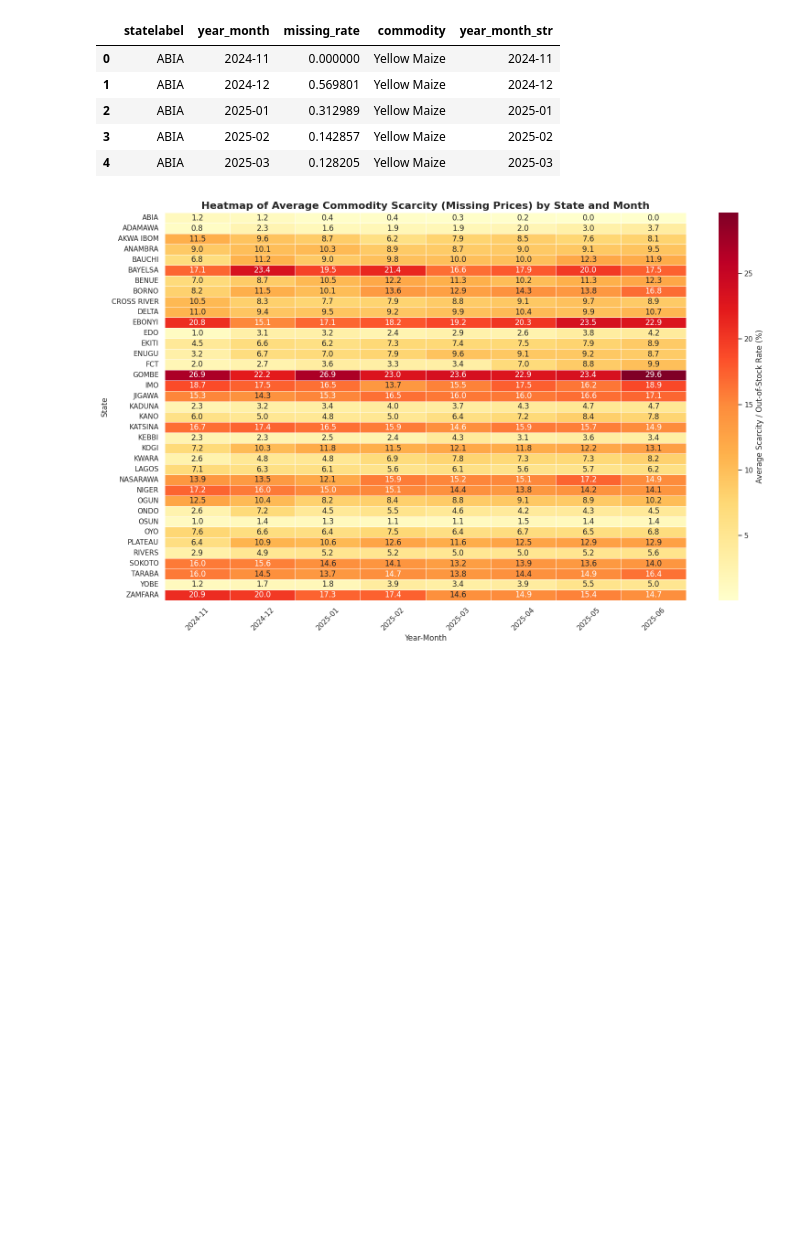
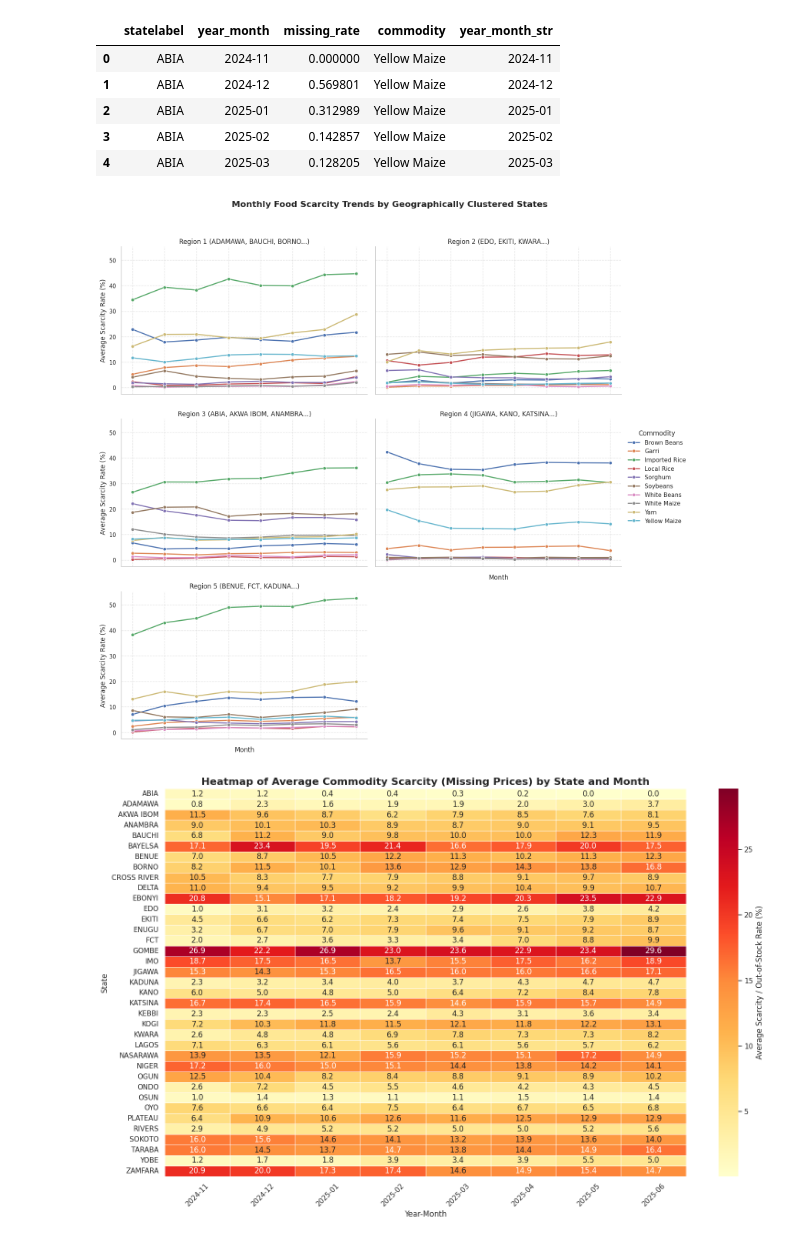
Before and after one commit to starsyntaxx/MarketIQ, a Jupyter notebook: notebooks/02_exploratory_analysis.ipynb, the cells around one changed output. Drawn from its saved outputs; the diff is of its cells as text; code cells hidden in the pictures; blank space fills up the shorter version.

```diff
--- a/notebooks/02_exploratory_analysis.ipynb
+++ b/notebooks/02_exploratory_analysis.ipynb
@@ -365,6 +341,78 @@ display(scarcity_df.head())
 | 2 | ABIA | 2025-01 | 0.312989 | Yellow Maize | 2025-01 |
 | 3 | ABIA | 2025-02 | 0.142857 | Yellow Maize | 2025-02 |
 | 4 | ABIA | 2025-03 | 0.128205 | Yellow Maize | 2025-03 |
+# %%
+import pandas as pd
+import numpy as np
+import matplotlib.pyplot as plt
+import seaborn as sns
+from sklearn.cluster import KMeans
+
+# Standardize state labels to uppercase to ensure correct matching
+df_1['statelabel_upper'] = df_1['statelabel'].astype(str).str.strip().str.upper()
+scarcity_df['statelabel_upper'] = scarcity_df['statelabel'].astype(str).str.strip().str.upper()
+
+# 1. Determine average coordinates for each state using df_1
+state_coords = df_1.groupby('statelabel_upper')[['gps_latitu', 'gps_longit']].mean().dropna().reset_index()
+
+# Group states into 5 geographic zones using K-Means on their coordinates
+kmeans = KMeans(n_clusters=5, random_state=42, n_init=10)
+state_coords['geo_cluster'] = kmeans.fit_predict(state_coords[['gps_latitu', 'gps_longit']])
+
+# Let's give descriptive names to these clusters based on member states
+cluster_names = {}
+for cluster_id in range(5):
+    states_in_cluster = state_coords[state_coords['geo_cluster'] == cluster_id]['statelabel_upper'].tolist()
+    representative_states = ", ".join(states_in_cluster[:3])
+    cluster_names[cluster_id] = f"Region {cluster_id + 1} ({representative_states}...)"
+
+state_coords['region_name'] = state_coords['geo_cluster'].map(cluster_names)
+
+# 2. Merge region mapping back to our scarcity data
+scarcity_geo = pd.merge(
+    scarcity_df,
+    state_coords[['statelabel_upper', 'region_name']],
+    on='statelabel_upper',
+    how='inner'
+)
+
+# 3. Calculate mean scarcity rate (missing_rate) grouped by Region, Month, and Commodity
+regional_scarcity = scarcity_geo.groupby(
+    ['region_name', 'year_month_str', 'commodity']
+)['missing_rate'].mean().reset_index()
+
+# 4. Plot the results
+g = sns.FacetGrid(
+    regional_scarcity,
+    col='region_name',
+    hue='commodity',
+    col_wrap=2,
+    height=5,
+    aspect=1.4,
+    sharey=True
+)
+
+g.map_dataframe(
+    sns.lineplot,
+    x='year_month_str',
+    y='missing_rate',
+    marker='o',
+    linewidth=2
+)
+
+g.set_axis_labels("Month", "Average Scarcity Rate (%)")
+g.set_titles("{col_name}")
+
+for ax in g.axes.flat:
+    ax.set_xticklabels(ax.get_xticklabels(), rotation=45, ha='right')
+    ax.grid(True, linestyle='--', alpha=0.5)
+
+g.add_legend(title="Commodity")
+plt.subplots_adjust(top=0.9)
+g.fig.suptitle("Monthly Food Scarcity Trends by Geographically Clustered States", fontsize=16, fontweight='bold')
+plt.show()
+# %% [output]
+[figure, added]
 # %%
 # Calculate overall commodity scarcity by state and time to detect global trends
 # Pivot to create a State-Month matrix showing the average missing rate across all commodities
```
Also changed, not shown: parts of 12 cells of this notebook.
